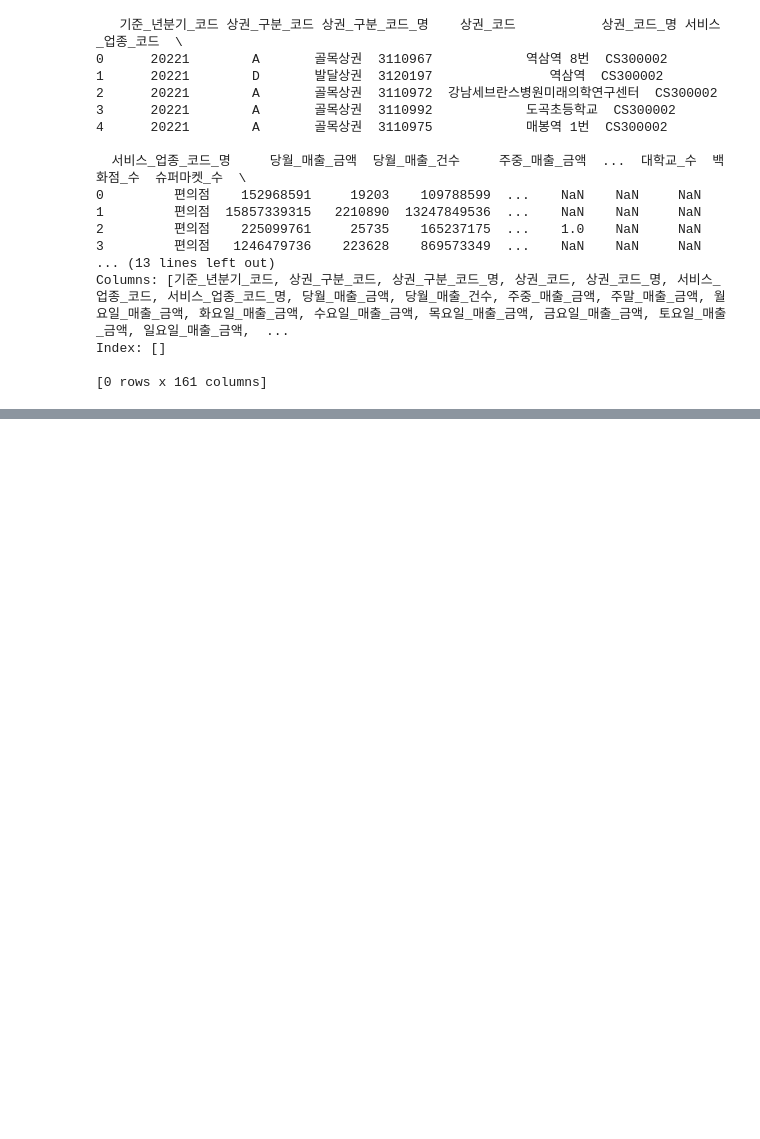
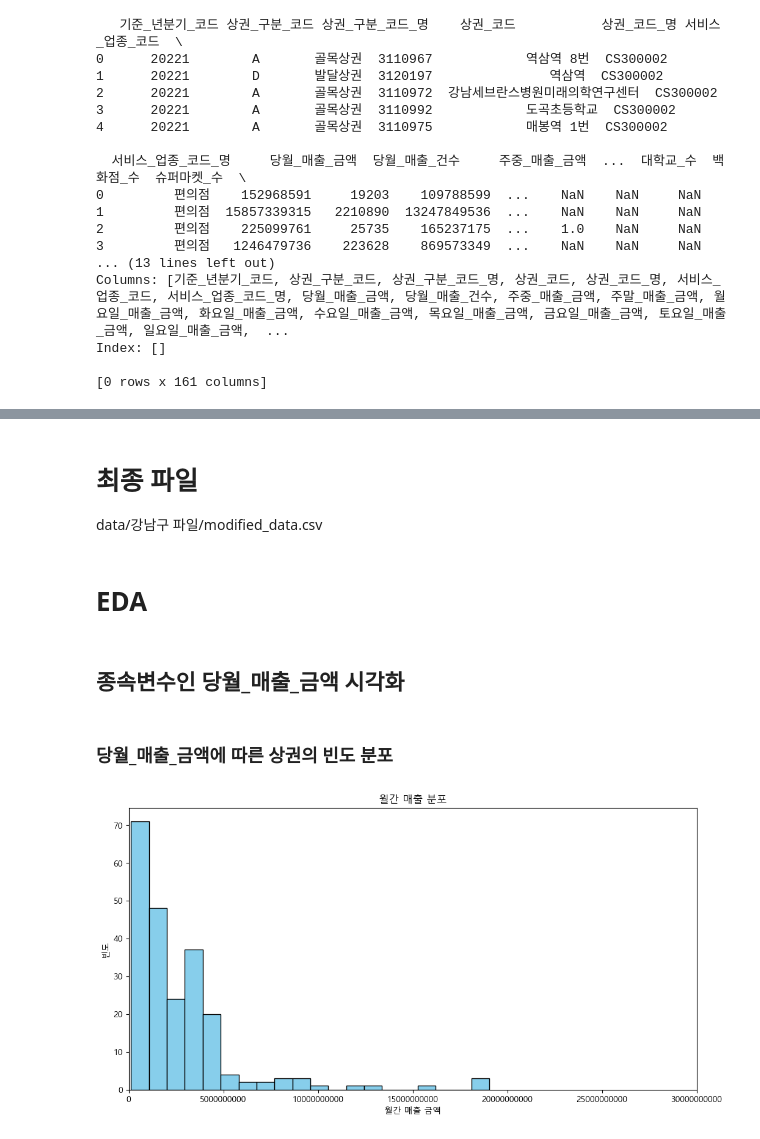
Before and after one commit to hyelin606/Semi-Project, a Jupyter notebook: 강남구.ipynb, the cells around one changed output, grey strips where cells are left out. Drawn from its saved outputs; the diff is of its cells as text; code cells hidden in the pictures; blank space fills up the shorter version.

```diff
--- a/강남구.ipynb
+++ b/강남구.ipynb
@@ -525,0 +632,39 @@ print(diff_df)
+# %% [markdown]
+# 최종 파일
+data/강남구 파일/modified_data.csv
+# %%
+import matplotlib.pyplot as plt
+
+# 한글 폰트 설정
+plt.rcParams['font.family'] = 'Malgun Gothic'
+# %% [markdown]
+# EDA
+# %% [markdown]
+## 종속변수인 당월_매출_금액 시각화
+# %% [markdown]
+### 당월_매출_금액에 따른 상권의 빈도 분포
+# %%
+import pandas as pd
+import matplotlib.pyplot as plt
+from matplotlib import font_manager, rc
+
+# Load the CSV file
+file_path = 'data/강남구 파일/modified_data.csv'
+df = pd.read_csv(file_path)
+
+# Visualization
+plt.figure(figsize=(12, 6))
+plt.hist(df['당월_매출_금액'], bins=20, color='skyblue', edgecolor='black')
+plt.title('월간 매출 분포')
+plt.xlabel('월간 매출 금액')
+plt.ylabel('빈도')
+
+# x축 레이블 형식을 일반 숫자로 조정
+plt.ticklabel_format(axis='x', style='plain')
+
+# x축 범위를 조정하여 더 명확하게 표시
+plt.xlim(0, 30000000000)
+
+plt.show()
+# %% [output]
+[figure, added]
```
Also changed, not shown: parts of 33 cells of this notebook, 8 other files.
